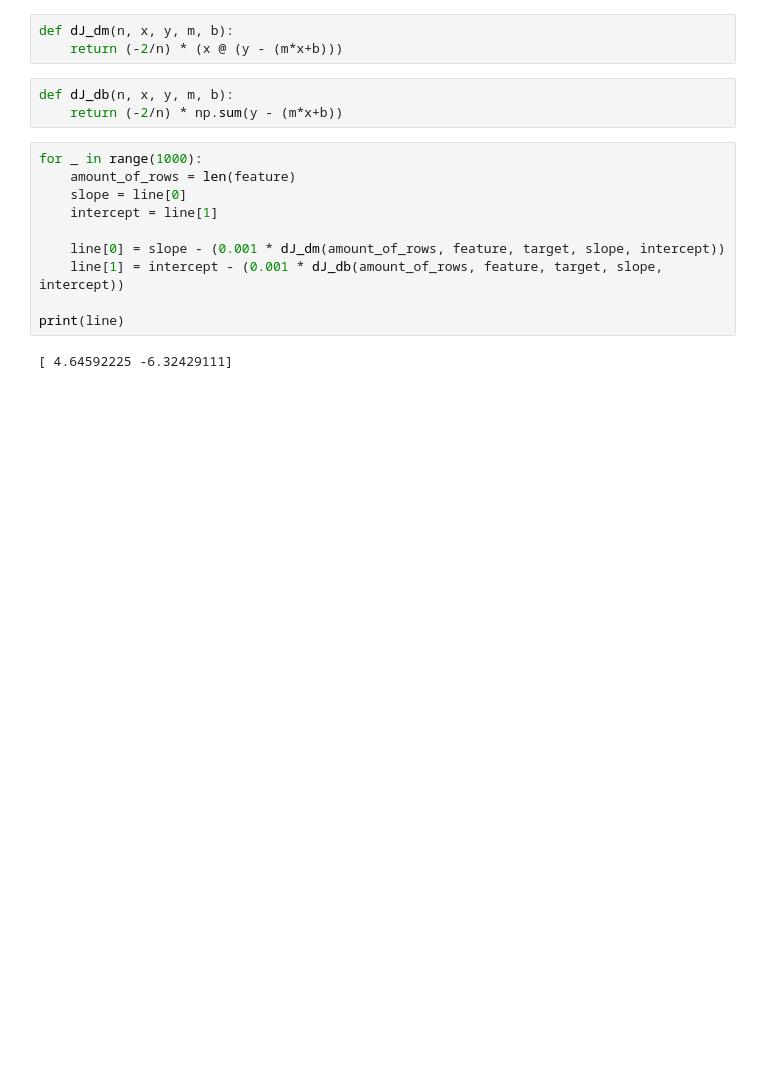
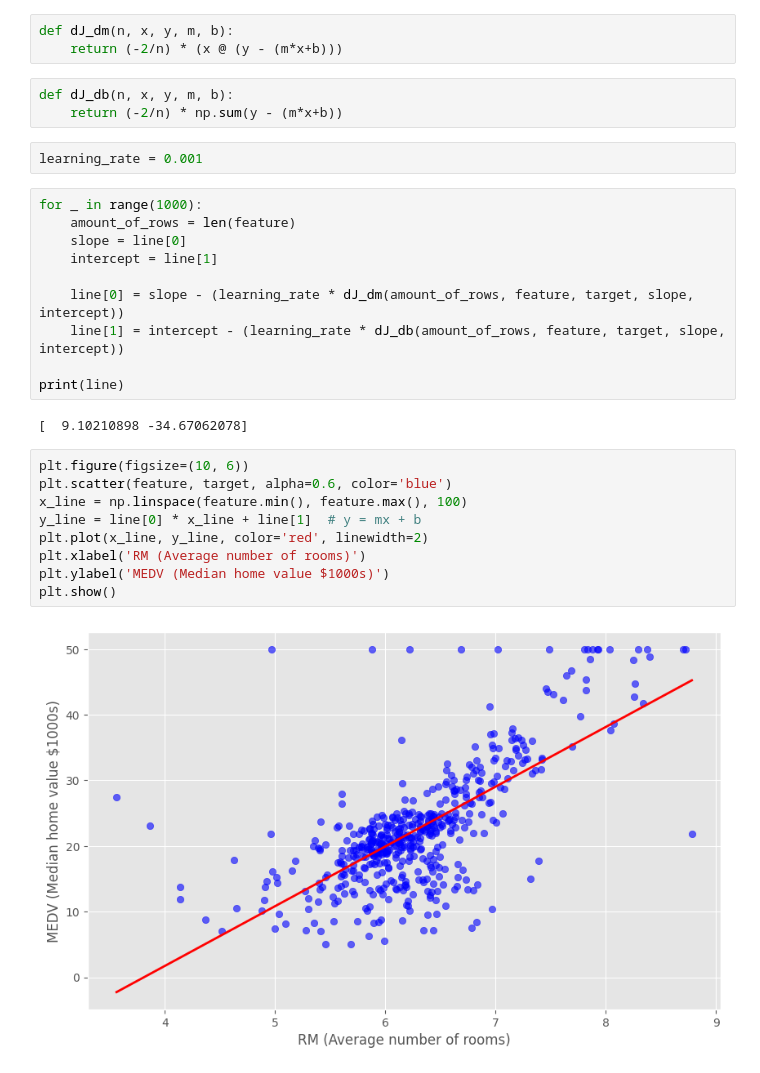
Before and after one commit to FGFAnderson/linear-regression-implementation, a Jupyter notebook: linear_regression.ipynb, the cells around one changed output. Saved outputs shown, nothing was run; the diff lists cells and outputs as text; blank space fills up the shorter version.

Commit message:
Plot regressor

```diff
--- a/linear_regression.ipynb
+++ b/linear_regression.ipynb
@@ -80,15 +80,28 @@ def dJ_dm(n, x, y, m, b):
 # %%
 def dJ_db(n, x, y, m, b):
     return (-2/n) * np.sum(y - (m*x+b))
+# %%
+learning_rate = 0.001
 # %%
 for _ in range(1000):
     amount_of_rows = len(feature)
     slope = line[0]
     intercept = line[1]
 
-    line[0] = slope - (0.001 * dJ_dm(amount_of_rows, feature, target, slope, intercept))
-    line[1] = intercept - (0.001 * dJ_db(amount_of_rows, feature, target, slope, intercept))
+    line[0] = slope - (learning_rate * dJ_dm(amount_of_rows, feature, target, slope, intercept))
+    line[1] = intercept - (learning_rate * dJ_db(amount_of_rows, feature, target, slope, intercept))
 
 print(line)
 # %% [output]
-[ 4.64592225 -6.32429111]
+[  9.10210898 -34.67062078]
+# %%
+plt.figure(figsize=(10, 6))
+plt.scatter(feature, target, alpha=0.6, color='blue')
+x_line = np.linspace(feature.min(), feature.max(), 100)
+y_line = line[0] * x_line + line[1]  # y = mx + b
+plt.plot(x_line, y_line, color='red', linewidth=2)
+plt.xlabel('RM (Average number of rooms)')
+plt.ylabel('MEDV (Median home value $1000s)')
+plt.show()
+# %% [output]
+[figure, added]
```
